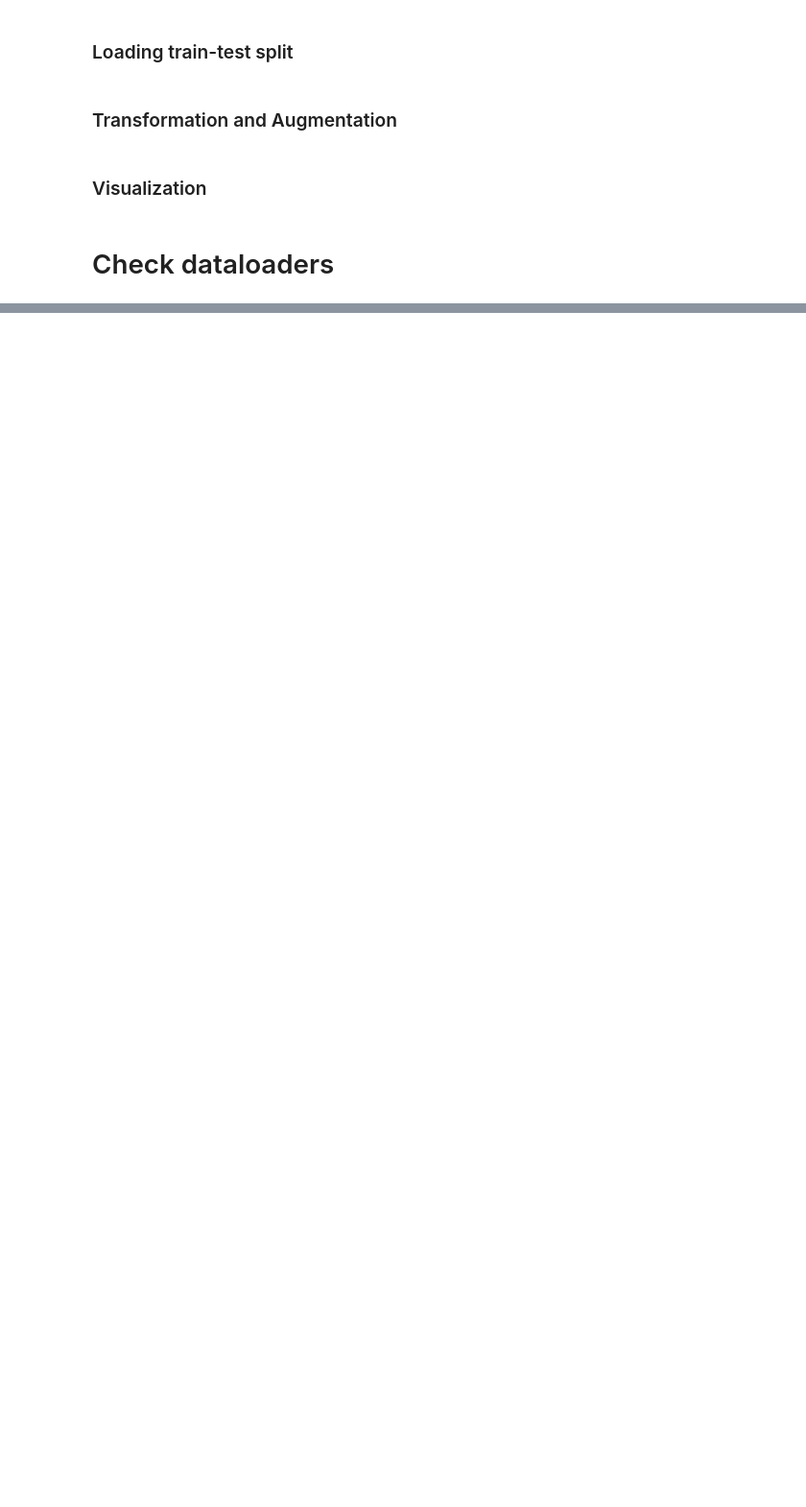
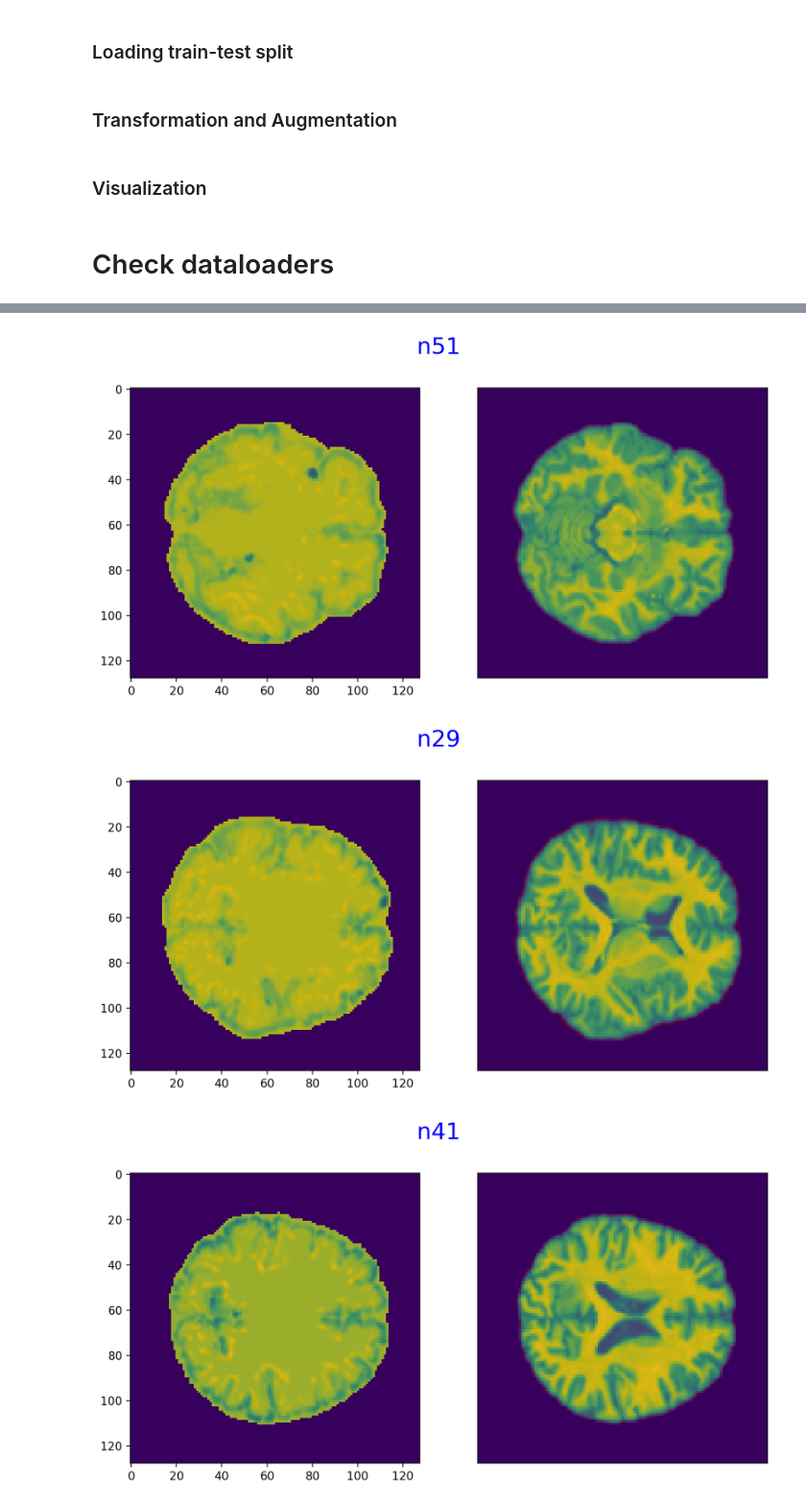
Before and after one commit to blufzzz/FCDNet, a Jupyter notebook: debug.ipynb, the cells around one changed output, grey strips where cells are left out. Shown at 96% size. Saved outputs shown, nothing was run; the diff lists cells and outputs as text; code cells hidden in the pictures; blank space fills up the shorter version.

```diff
--- a/debug.ipynb
+++ b/debug.ipynb
@@ -288,9 +298,9 @@ def setup_transformations(config):
                 LoadImaged(keys=keys),
                 EnsureChannelFirstd(keys=keys),
                 RandRotated(keys=keys,
-                            range_x=0.5, #rot_range,
-                            # range_y=rot_range,
-                            # range_z=rot_range,
+                            range_x=rot_range, #rot_range,
+                            range_y=rot_range,
+                            range_z=rot_range,
                             prob=0.5),
                 RandFlipd(keys=keys, prob=0.5, spatial_axis=0),
                 Resized(keys=keys, spatial_size=spatial_size_conf),
@@ -345,0 +359,7 @@ val_loader = DataLoader(val_ds,
+# %%
+val_loader_aug = DataLoader(monai.data.Dataset(data=val_files, transform=train_transf),
+                        batch_size=config.opt.val_batch_size,
+                        num_workers=0,
+                        collate_fn=list_data_collate,
+                        shuffle=False # important not to shuffle, to ensure label correspondence
+                        )
@@ -345,0 +437,41 @@ val_loader = DataLoader(val_ds,
+# %%
+for k,(data, data_aug) in enumerate(zip(val_loader, val_loader_aug)):
+
+    image = data['image'][0,1]
+    image_aug = data_aug['image'][0,0]
+
+    seg = data['seg'][0,0]
+    seg_aug = data_aug['seg'][0,0]
+
+    mask = data['mask'][0,0]
+    mask_aug = data_aug['mask'][0,0]
+
+    label = get_label(val_loader.dataset.data[k]['seg'])
+
+    # choose z-coord where there is a label maximum over other axes
+    label_pos = (seg > 0).sum(dim=(0,1)).argmax().item()
+
+    fig = plt.figure("image", (2*5, 5), dpi=200)
+
+    ax1 = plt.subplot(1, 2, 1)
+    ax1.imshow(image[:,:,label_pos]) # , cmap='gray'
+    ax1.imshow(mask[:,:,label_pos], alpha=0.2, cmap='jet')
+
+    ax2 = plt.subplot(1, 2, 2)
+    ax2.imshow(image_aug[:,:,label_pos]) # , cmap='gray'
+    ax2.imshow(mask_aug[:,:,label_pos], alpha=0.2, cmap='jet')
+
+    # plt.colorbar()
+    plt.xticks([])
+    plt.yticks([])
+
+    fig.suptitle(label, fontsize=20, color='blue')
+    # plt.tight_layout()
+    plt.show()
+
+    if k > 1:
+        break
+# %% [output]
+[figure, added]
+[figure, added]
+[figure, added]
```
Also changed, not shown: parts of 13 cells of this notebook, 4 other files.
